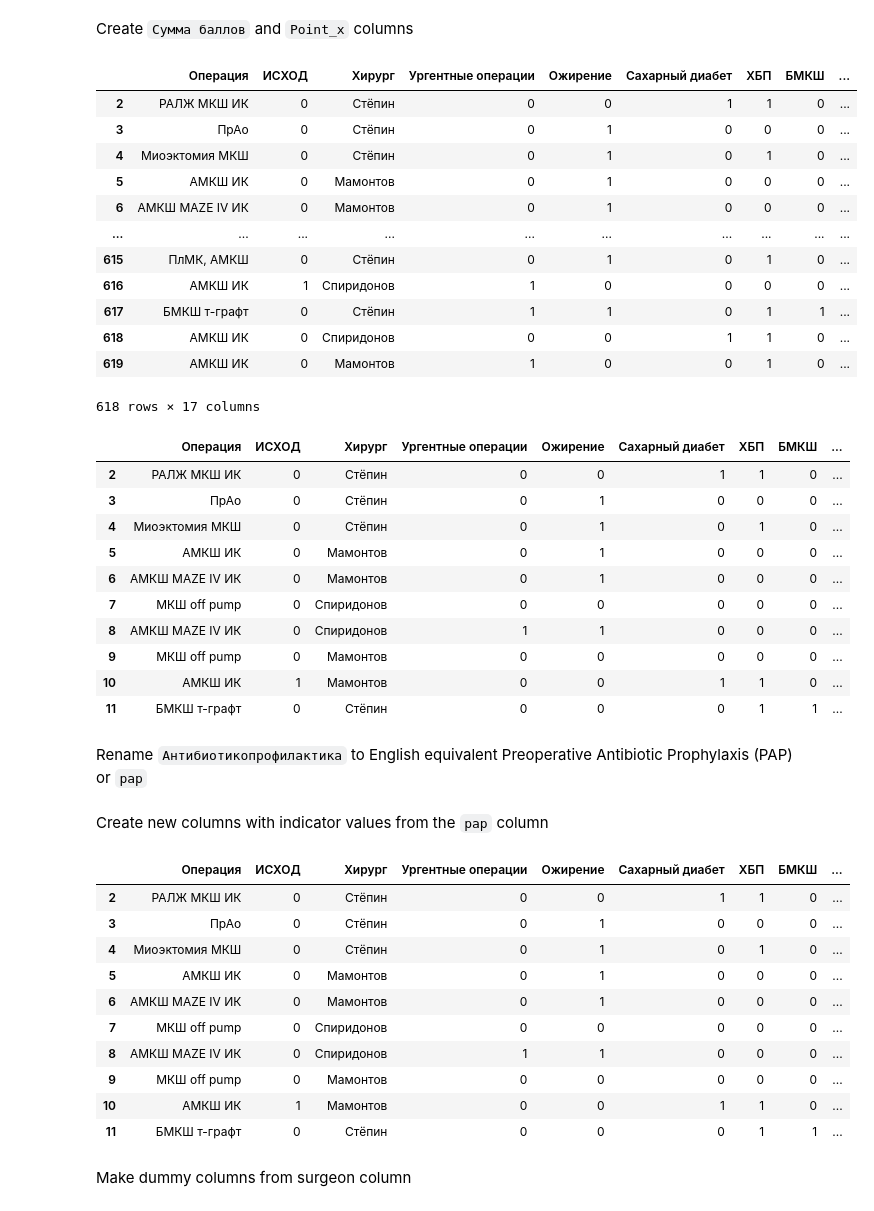
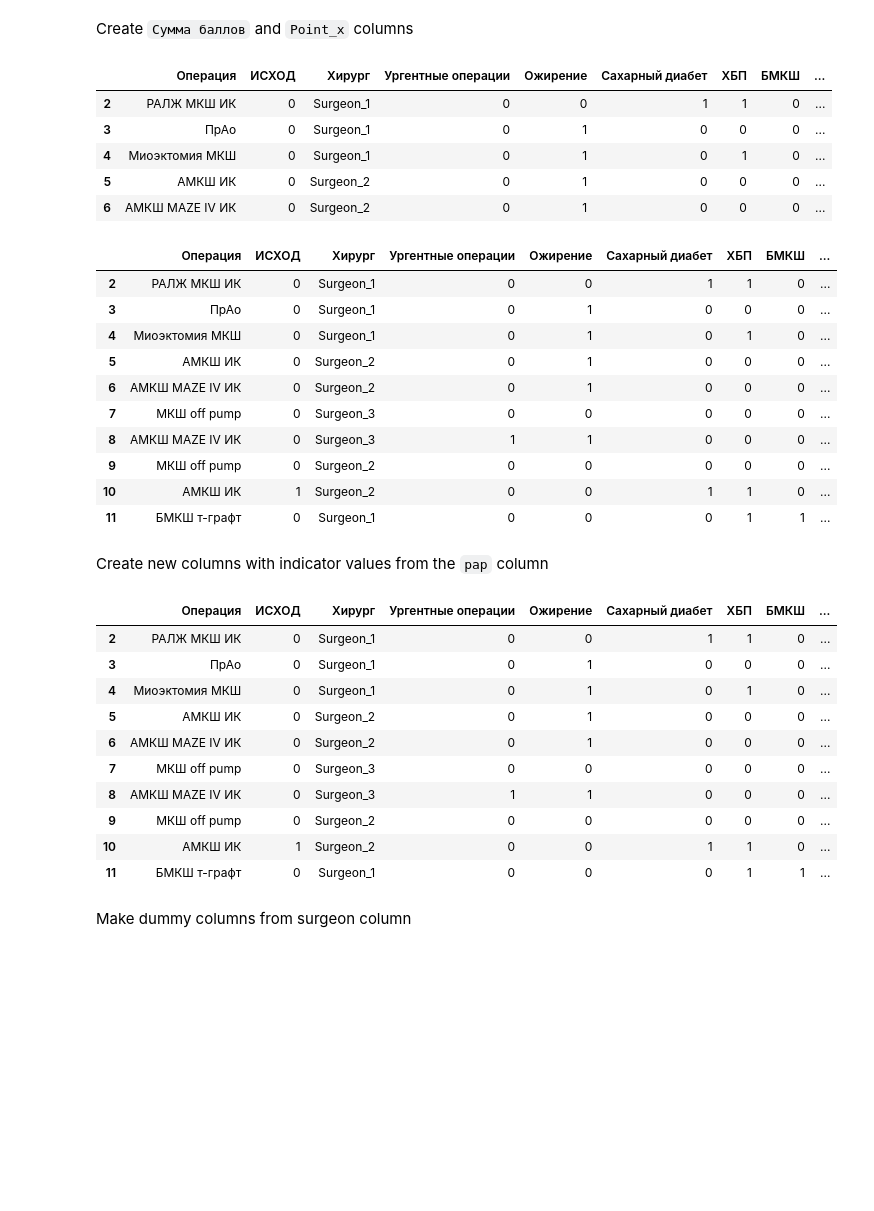
Before and after one commit to oskinm/wound_outcomes, a Jupyter notebook: notebooks/02-oskin-data-preparation.ipynb, the cells around one changed output. Cells and saved outputs as stored; diff of their text form; code cells hidden in the pictures; blank space fills up the shorter version.

Commit message:
Remap surgeon column merge pap cleaning cells

```diff
--- a/notebooks/02-oskin-data-preparation.ipynb
+++ b/notebooks/02-oskin-data-preparation.ipynb
@@ -130,9 +132,18 @@ Clean columns `Хирург` and  `Антибиотикопрофилактик
 # %%
+# Clean and remap Хирург
 dfx['Хирург'] = dfx['Хирург'].str.replace('\n','')
+m = {'Стёпин': 'Surgeon_1', 'Мамонтов': 'Surgeon_2', 'Спиридонов': 'Surgeon_3'}
+dfx['Хирург'] = dfx['Хирург'].map(m)
+
+# Clean and rename Антибиотикопрофилактика
 dfx['Антибиотикопрофилактика'] = (dfx['Антибиотикопрофилактика'].str.replace(r'[\n\.\s]','')
                                                                 .str.replace(r'[+\/]',',')
                                                                 .str.lower()
                                  )
+
+cols = dfx.columns.values
+cols[13] = 'pap'
+dfx.columns = cols
 # %% [markdown]
 Fill `NaN` values in indicator columns
 # %%
@@ -156,23 +167,16 @@ Create `Сумма баллов` and `Point_x` columns
 # %%
 dfx['Сумма баллов'] = 0
 
 for i in cols[0:7]:
     dfx['Сумма баллов'] = dfx['Сумма баллов'] + dfx[i]
-dfx
+dfx.head()
 # %% [output]
 |  | Операция | ИСХОД | Хирург | Ургентные операции | Ожирение | Сахарный диабет | ХБП | БМКШ | ... |
-| 2 | РАЛЖ МКШ ИК | 0 | Стёпин | 0 | 0 | 1 | 1 | 0 | ... |
-| 3 | ПрАо | 0 | Стёпин | 0 | 1 | 0 | 0 | 0 | ... |
-| 4 | Миоэктомия МКШ | 0 | Стёпин | 0 | 1 | 0 | 1 | 0 | ... |
-| 5 | АМКШ ИК | 0 | Мамонтов | 0 | 1 | 0 | 0 | 0 | ... |
-| 6 | АМКШ MAZE IV ИК | 0 | Мамонтов | 0 | 1 | 0 | 0 | 0 | ... |
-| ... | ... | ... | ... | ... | ... | ... | ... | ... | ... |
-| 615 | ПлМК, АМКШ | 0 | Стёпин | 0 | 1 | 0 | 1 | 0 | ... |
-| 616 | АМКШ ИК | 1 | Спиридонов | 1 | 0 | 0 | 0 | 0 | ... |
-| 617 | БМКШ т-графт | 0 | Стёпин | 1 | 1 | 0 | 1 | 1 | ... |
-| 618 | АМКШ ИК | 0 | Спиридонов | 0 | 0 | 1 | 1 | 0 | ... |
-| 619 | АМКШ ИК | 0 | Мамонтов | 1 | 0 | 0 | 1 | 0 | ... |
+| 2 | РАЛЖ МКШ ИК | 0 | Surgeon_1 | 0 | 0 | 1 | 1 | 0 | ... |
+| 3 | ПрАо | 0 | Surgeon_1 | 0 | 1 | 0 | 0 | 0 | ... |
+| 4 | Миоэктомия МКШ | 0 | Surgeon_1 | 0 | 1 | 0 | 1 | 0 | ... |
+| 5 | АМКШ ИК | 0 | Surgeon_2 | 0 | 1 | 0 | 0 | 0 | ... |
+| 6 | АМКШ MAZE IV ИК | 0 | Surgeon_2 | 0 | 1 | 0 | 0 | 0 | ... |
-618 rows × 17 columns
 # %%
 dfx['Points'] = dfx['Сумма баллов'].astype(str)
 # %%
@@ -180,15 +184,13 @@ dfx = pd.get_dummies(dfx, columns=['Points'], drop_first=True)
 dfx.head(10)
 # %% [output]
 |  | Операция | ИСХОД | Хирург | Ургентные операции | Ожирение | Сахарный диабет | ХБП | БМКШ | ... |
-| 2 | РАЛЖ МКШ ИК | 0 | Стёпин | 0 | 0 | 1 | 1 | 0 | ... |
-| 3 | ПрАо | 0 | Стёпин | 0 | 1 | 0 | 0 | 0 | ... |
-| 4 | Миоэктомия МКШ | 0 | Стёпин | 0 | 1 | 0 | 1 | 0 | ... |
-| 5 | АМКШ ИК | 0 | Мамонтов | 0 | 1 | 0 | 0 | 0 | ... |
-| 6 | АМКШ MAZE IV ИК | 0 | Мамонтов | 0 | 1 | 0 | 0 | 0 | ... |
-| 7 | МКШ off pump | 0 | Спиридонов | 0 | 0 | 0 | 0 | 0 | ... |
-| 8 | АМКШ MAZE IV ИК | 0 | Спиридонов | 1 | 1 | 0 | 0 | 0 | ... |
-| 9 | МКШ off pump | 0 | Мамонтов | 0 | 0 | 0 | 0 | 0 | ... |
-| 10 | АМКШ ИК | 1 | Мамонтов | 0 | 0 | 1 | 1 | 0 | ... |
-| 11 | БМКШ т-графт | 0 | Стёпин | 0 | 0 | 0 | 1 | 1 | ... |
+| 2 | РАЛЖ МКШ ИК | 0 | Surgeon_1 | 0 | 0 | 1 | 1 | 0 | ... |
+| 3 | ПрАо | 0 | Surgeon_1 | 0 | 1 | 0 | 0 | 0 | ... |
+| 4 | Миоэктомия МКШ | 0 | Surgeon_1 | 0 | 1 | 0 | 1 | 0 | ... |
+| 5 | АМКШ ИК | 0 | Surgeon_2 | 0 | 1 | 0 | 0 | 0 | ... |
+| 6 | АМКШ MAZE IV ИК | 0 | Surgeon_2 | 0 | 1 | 0 | 0 | 0 | ... |
+| 7 | МКШ off pump | 0 | Surgeon_3 | 0 | 0 | 0 | 0 | 0 | ... |
+| 8 | АМКШ MAZE IV ИК | 0 | Surgeon_3 | 1 | 1 | 0 | 0 | 0 | ... |
+| 9 | МКШ off pump | 0 | Surgeon_2 | 0 | 0 | 0 | 0 | 0 | ... |
+| 10 | АМКШ ИК | 1 | Surgeon_2 | 0 | 0 | 1 | 1 | 0 | ... |
+| 11 | БМКШ т-графт | 0 | Surgeon_1 | 0 | 0 | 0 | 1 | 1 | ... |
-# %% [markdown]
-Rename `Антибиотикопрофилактика` to English equivalent Preoperative Antibiotic Prophylaxis (PAP) or `pap`
@@ -203,16 +201,16 @@ dfx = pd.concat([dfx, dfx.pap.str.get_dummies(sep=',')], axis=1)
 dfx.head(10)
 # %% [output]
 |  | Операция | ИСХОД | Хирург | Ургентные операции | Ожирение | Сахарный диабет | ХБП | БМКШ | ... |
-| 2 | РАЛЖ МКШ ИК | 0 | Стёпин | 0 | 0 | 1 | 1 | 0 | ... |
-| 3 | ПрАо | 0 | Стёпин | 0 | 1 | 0 | 0 | 0 | ... |
-| 4 | Миоэктомия МКШ | 0 | Стёпин | 0 | 1 | 0 | 1 | 0 | ... |
-| 5 | АМКШ ИК | 0 | Мамонтов | 0 | 1 | 0 | 0 | 0 | ... |
-| 6 | АМКШ MAZE IV ИК | 0 | Мамонтов | 0 | 1 | 0 | 0 | 0 | ... |
-| 7 | МКШ off pump | 0 | Спиридонов | 0 | 0 | 0 | 0 | 0 | ... |
-| 8 | АМКШ MAZE IV ИК | 0 | Спиридонов | 1 | 1 | 0 | 0 | 0 | ... |
-| 9 | МКШ off pump | 0 | Мамонтов | 0 | 0 | 0 | 0 | 0 | ... |
-| 10 | АМКШ ИК | 1 | Мамонтов | 0 | 0 | 1 | 1 | 0 | ... |
-| 11 | БМКШ т-графт | 0 | Стёпин | 0 | 0 | 0 | 1 | 1 | ... |
+| 2 | РАЛЖ МКШ ИК | 0 | Surgeon_1 | 0 | 0 | 1 | 1 | 0 | ... |
+| 3 | ПрАо | 0 | Surgeon_1 | 0 | 1 | 0 | 0 | 0 | ... |
+| 4 | Миоэктомия МКШ | 0 | Surgeon_1 | 0 | 1 | 0 | 1 | 0 | ... |
+| 5 | АМКШ ИК | 0 | Surgeon_2 | 0 | 1 | 0 | 0 | 0 | ... |
+| 6 | АМКШ MAZE IV ИК | 0 | Surgeon_2 | 0 | 1 | 0 | 0 | 0 | ... |
+| 7 | МКШ off pump | 0 | Surgeon_3 | 0 | 0 | 0 | 0 | 0 | ... |
+| 8 | АМКШ MAZE IV ИК | 0 | Surgeon_3 | 1 | 1 | 0 | 0 | 0 | ... |
+| 9 | МКШ off pump | 0 | Surgeon_2 | 0 | 0 | 0 | 0 | 0 | ... |
+| 10 | АМКШ ИК | 1 | Surgeon_2 | 0 | 0 | 1 | 1 | 0 | ... |
+| 11 | БМКШ т-графт | 0 | Surgeon_1 | 0 | 0 | 0 | 1 | 1 | ... |
 # %% [markdown]
 Make dummy columns from surgeon column
 # %%
```
Also changed, not shown: parts of 6 cells of this notebook, 1 other file.
